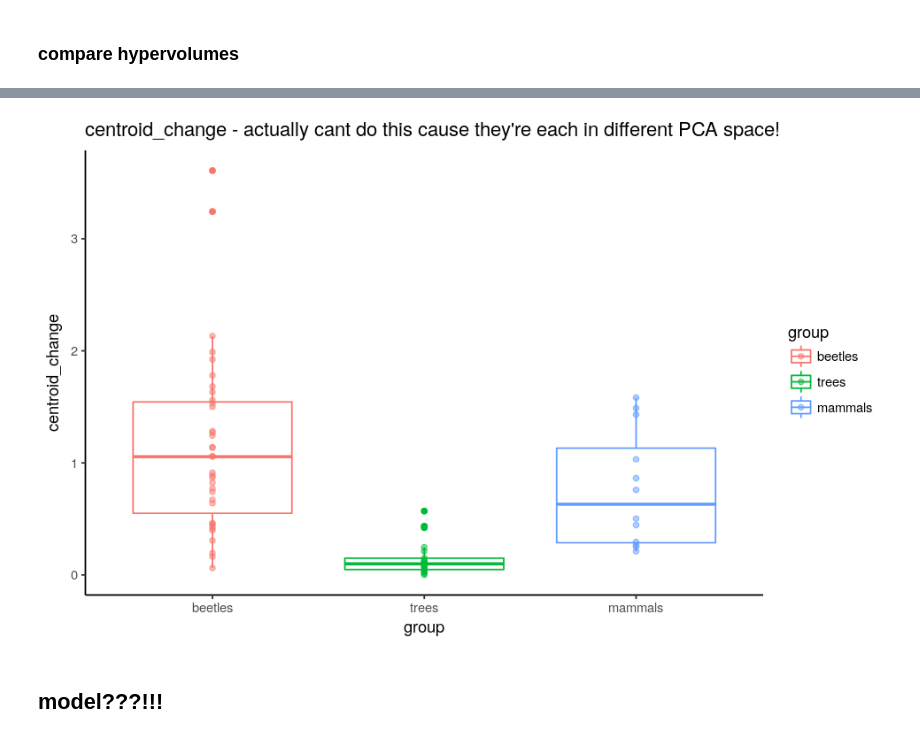
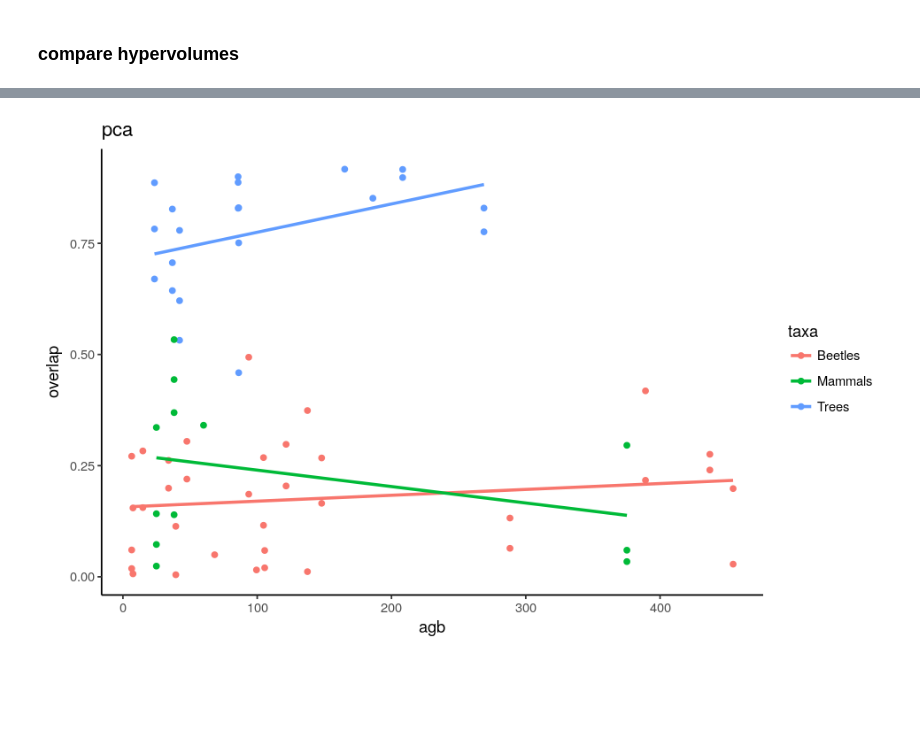
Before and after one commit to dbridg15/masters_project, a Jupyter notebook: Code/comparing_hypervolumes.ipynb, the cells around one changed output, grey strips where cells are left out. Saved outputs shown, nothing was run; the diff lists cells and outputs as text; code cells hidden in the pictures; blank space fills up the shorter version.

```diff
--- a/Code/comparing_hypervolumes.ipynb
+++ b/Code/comparing_hypervolumes.ipynb
@@ -147 +144,36 @@ plot_hvs(trees_hvs)
+# %%
+# set up dataframe for plotting
+trees_agb = read.csv("../Results/trees_agb.csv")
+btles_agb = read.csv("../Results/btles_agb.csv")
+mamls_agb = read.csv("../Results/mamls_agb.csv")
+
+if(kind == "pca"){
+    btles = btles_hvs_p@compare
+    trees = trees_hvs_p@compare
+    mamls = mamls_hvs_p@compare
+    } else if (kind == "zifa"){
+    btles = btles_hvs_z@compare
+    trees = trees_hvs_z@compare
+    mamls = mamls_hvs_z@compare
+    } else {cat("kind not defined")}
+
+
+btles$taxa = "Beetles"
+colnames(btles_agb) = c("plot", "agb")
+btles = merge(btles, btles_agb, by = "plot")
+
+trees$taxa = "Trees"
+colnames(trees_agb) = c("plot", "agb")
+trees = merge(trees, trees_agb, by = "plot")
+
+mamls$taxa = "Mammals"
+colnames(mamls_agb) = c("plot", "agb")
+mamls = merge(mamls, mamls_agb, by = "plot")
+
+ovlp = rbind(trees, btles, mamls)
+ovlp = ovlp[complete.cases(ovlp), ]
+ovlp$taxa = as.factor(ovlp$taxa)
+
+ovlp$agb = ovlp$agb*16
+ovlp$logagb = log(ovlp$agb)
 # %%
@@ -163,18 +189,10 @@ print(plt)
-# %%
-b = data.frame(group = "beetles", centroid_change = btles_hvs@compare$centroid_change)
-t = data.frame(group = "trees",   centroid_change = trees_hvs@compare$centroid_change)
-m = data.frame(group = "mammals", centroid_change = mamls_hvs@compare$centroid_change)
-
-whisker = rbind(b, t, m)
-whisker = whisker[complete.cases(whisker), ]
-
-plt = ggplot(data = whisker, aes(x = group, y = centroid_change, color = group))
-plt = plt + geom_boxplot()
-plt = plt + geom_point(alpha = 0.5)
-plt = plt + theme_classic()
-plt = plt + ggtitle("centroid_change - actually cant do this cause they're each in different PCA space!")
-print(plt)
-# %% [output]
-[figure, removed]
-# %% [markdown]
-## model???!!!
+# %%
+# overlap by agb
+plt = ggplot(data = ovlp, aes(x = agb, y = overlap, color = taxa))
+plt = plt + geom_point()
+plt = plt + geom_smooth(method = 'lm', se = F)
+plt = plt + theme_classic()
+plt = plt + ggtitle(kind)
+print(plt)
+# %% [output]
+[figure, added]
```
Also changed, not shown: parts of 38 cells of this notebook, 4 other files.
